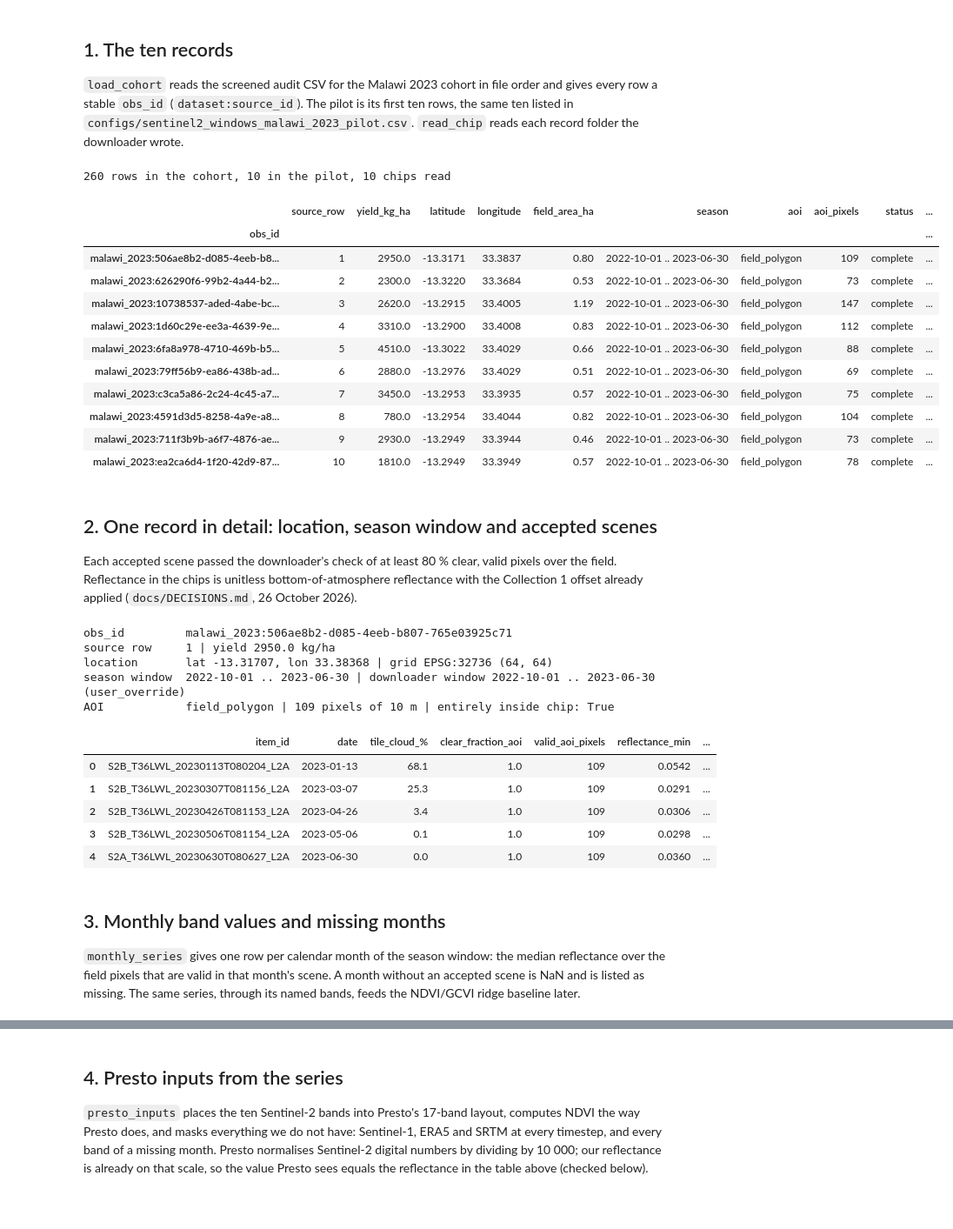
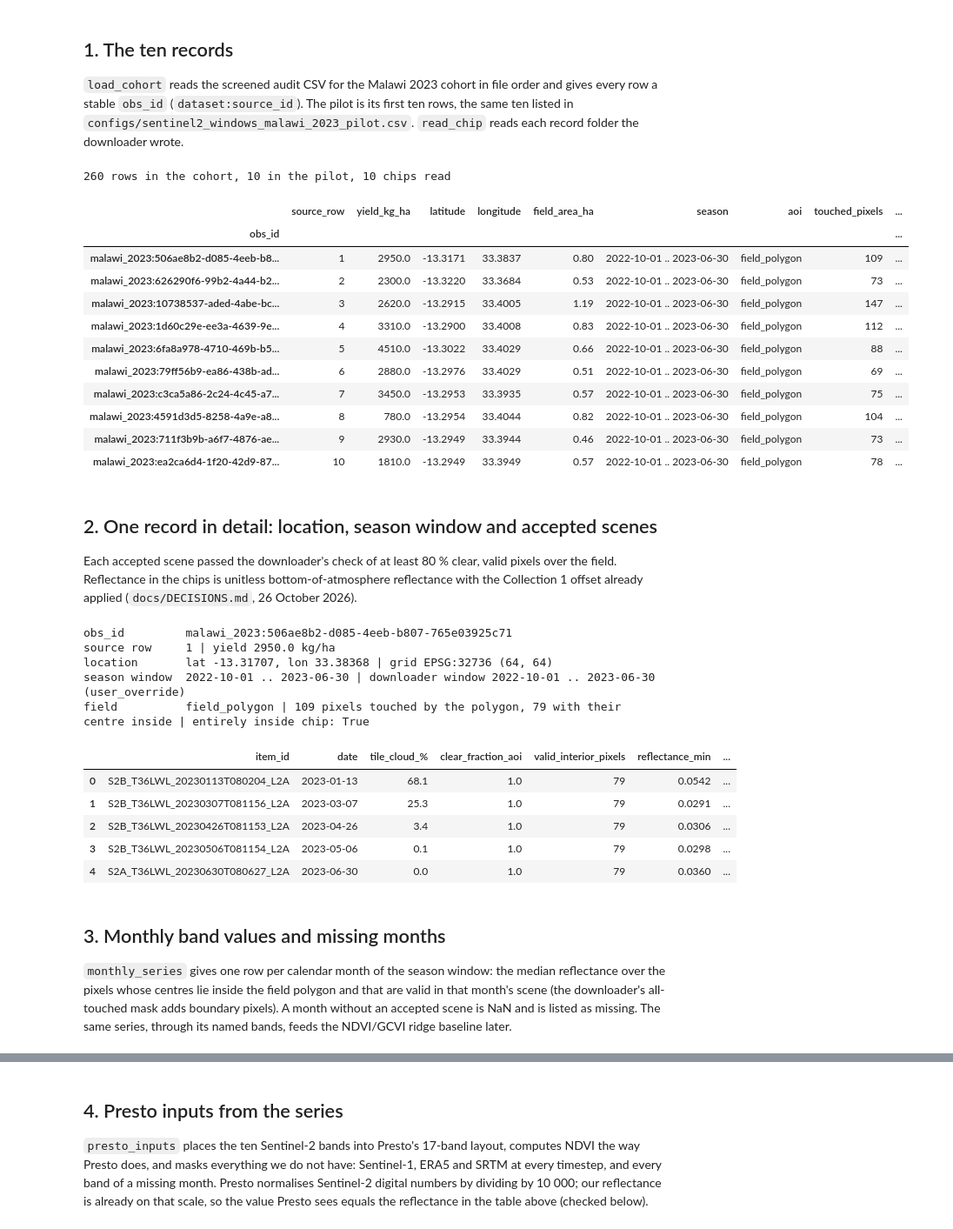
Before and after one commit to FelixYu120/DSC-291-Final-Project, a Jupyter notebook: notebooks/01_presto_first_run.ipynb, the cells around one changed output, grey strips where cells are left out. Shown at 87% size. Drawn from its saved outputs; the diff is of its cells as text; code cells hidden in the pictures; blank space fills up the shorter version.

```diff
--- a/notebooks/01_presto_first_run.ipynb
+++ b/notebooks/01_presto_first_run.ipynb
@@ -42,46 +42,47 @@ torch 2.14.1+cu130 | numpy 2.5.3 | pandas 3.0.5
 cohort = load_cohort("malawi_2023")
 pilot = cohort.head(10).set_index("obs_id")
 
 chips = {}  # if several downloader runs hold a record, keep the complete one with the most scenes
 for run in sorted((ROOT / "data" / "imagery" / "sentinel2").glob("run-*")):
     for record_dir in sorted((run / "records").glob("malawi_2023__*")):
         if (record_dir / "record.json").exists():
             chip = read_chip(record_dir)
             if chip.obs_id in pilot.index:
                 better = (chip.status == "complete", len(chip.scenes))
                 if chip.obs_id not in chips or better > (chips[chip.obs_id].status == "complete", len(chips[chip.obs_id].scenes)):
                     chips[chip.obs_id] = chip
 missing = [obs_id for obs_id in pilot.index if obs_id not in chips]
 assert not missing, f"run the downloader first; no chip folder for {missing}"
 
 records = pd.DataFrame({
     "source_row": pilot["source_row"],
     "yield_kg_ha": pilot["yield_kg_ha"],
     "latitude": pilot["latitude"].round(4),
     "longitude": pilot["longitude"].round(4),
     "field_area_ha": pilot["field_area_ha"].astype(float).round(2),
     "season": pilot["season_start"] + " .. " + pilot["season_end"],
     "aoi": [chips[i].aoi_type for i in pilot.index],
-    "aoi_pixels": [int(chips[i].aoi.sum()) for i in pilot.index],
+    "touched_pixels": [int(chips[i].aoi.sum()) for i in pilot.index],
+    "interior_pixels": [int(chips[i].aoi_interior.sum()) for i in pilot.index],
     "status": [chips[i].status for i in pilot.index],
     "scenes": [len(chips[i].scenes) for i in pilot.index],
 })
 print(f"{len(cohort)} rows in the cohort, {len(pilot)} in the pilot, {len(chips)} chips read")
 records
 # %% [output]
 260 rows in the cohort, 10 in the pilot, 10 chips read
-|  | source_row | yield_kg_ha | latitude | longitude | field_area_ha | season | aoi | aoi_pixels | status | ... |
-| obs_id |  |  |  |  |  |  |  |  |  | ... |
-| malawi_2023:506ae8b2-d085-4eeb-b8... | 1 | 2950.0 | -13.3171 | 33.3837 | 0.80 | 2022-10-01 .. 2023-06-30 | field_polygon | 109 | complete | ... |
-| malawi_2023:626290f6-99b2-4a44-b2... | 2 | 2300.0 | -13.3220 | 33.3684 | 0.53 | 2022-10-01 .. 2023-06-30 | field_polygon | 73 | complete | ... |
-| malawi_2023:10738537-aded-4abe-bc... | 3 | 2620.0 | -13.2915 | 33.4005 | 1.19 | 2022-10-01 .. 2023-06-30 | field_polygon | 147 | complete | ... |
-| malawi_2023:1d60c29e-ee3a-4639-9e... | 4 | 3310.0 | -13.2900 | 33.4008 | 0.83 | 2022-10-01 .. 2023-06-30 | field_polygon | 112 | complete | ... |
-| malawi_2023:6fa8a978-4710-469b-b5... | 5 | 4510.0 | -13.3022 | 33.4029 | 0.66 | 2022-10-01 .. 2023-06-30 | field_polygon | 88 | complete | ... |
-| malawi_2023:79ff56b9-ea86-438b-ad... | 6 | 2880.0 | -13.2976 | 33.4029 | 0.51 | 2022-10-01 .. 2023-06-30 | field_polygon | 69 | complete | ... |
-| malawi_2023:c3ca5a86-2c24-4c45-a7... | 7 | 3450.0 | -13.2953 | 33.3935 | 0.57 | 2022-10-01 .. 2023-06-30 | field_polygon | 75 | complete | ... |
-| malawi_2023:4591d3d5-8258-4a9e-a8... | 8 | 780.0 | -13.2954 | 33.4044 | 0.82 | 2022-10-01 .. 2023-06-30 | field_polygon | 104 | complete | ... |
-| malawi_2023:711f3b9b-a6f7-4876-ae... | 9 | 2930.0 | -13.2949 | 33.3944 | 0.46 | 2022-10-01 .. 2023-06-30 | field_polygon | 73 | complete | ... |
-| malawi_2023:ea2ca6d4-1f20-42d9-87... | 10 | 1810.0 | -13.2949 | 33.3949 | 0.57 | 2022-10-01 .. 2023-06-30 | field_polygon | 78 | complete | ... |
+|  | source_row | yield_kg_ha | latitude | longitude | field_area_ha | season | aoi | touched_pixels | ... |
+| obs_id |  |  |  |  |  |  |  |  | ... |
+| malawi_2023:506ae8b2-d085-4eeb-b8... | 1 | 2950.0 | -13.3171 | 33.3837 | 0.80 | 2022-10-01 .. 2023-06-30 | field_polygon | 109 | ... |
+| malawi_2023:626290f6-99b2-4a44-b2... | 2 | 2300.0 | -13.3220 | 33.3684 | 0.53 | 2022-10-01 .. 2023-06-30 | field_polygon | 73 | ... |
+| malawi_2023:10738537-aded-4abe-bc... | 3 | 2620.0 | -13.2915 | 33.4005 | 1.19 | 2022-10-01 .. 2023-06-30 | field_polygon | 147 | ... |
+| malawi_2023:1d60c29e-ee3a-4639-9e... | 4 | 3310.0 | -13.2900 | 33.4008 | 0.83 | 2022-10-01 .. 2023-06-30 | field_polygon | 112 | ... |
+| malawi_2023:6fa8a978-4710-469b-b5... | 5 | 4510.0 | -13.3022 | 33.4029 | 0.66 | 2022-10-01 .. 2023-06-30 | field_polygon | 88 | ... |
+| malawi_2023:79ff56b9-ea86-438b-ad... | 6 | 2880.0 | -13.2976 | 33.4029 | 0.51 | 2022-10-01 .. 2023-06-30 | field_polygon | 69 | ... |
+| malawi_2023:c3ca5a86-2c24-4c45-a7... | 7 | 3450.0 | -13.2953 | 33.3935 | 0.57 | 2022-10-01 .. 2023-06-30 | field_polygon | 75 | ... |
+| malawi_2023:4591d3d5-8258-4a9e-a8... | 8 | 780.0 | -13.2954 | 33.4044 | 0.82 | 2022-10-01 .. 2023-06-30 | field_polygon | 104 | ... |
+| malawi_2023:711f3b9b-a6f7-4876-ae... | 9 | 2930.0 | -13.2949 | 33.3944 | 0.46 | 2022-10-01 .. 2023-06-30 | field_polygon | 73 | ... |
+| malawi_2023:ea2ca6d4-1f20-42d9-87... | 10 | 1810.0 | -13.2949 | 33.3949 | 0.57 | 2022-10-01 .. 2023-06-30 | field_polygon | 78 | ... |
 # %% [markdown]
 ## 2. One record in detail: location, season window and accepted scenes
 
@@ -97,13 +98,13 @@ print("obs_id        ", first.obs_id)
 print("source row    ", first.source_row, "| yield", first.yield_kg_ha, "kg/ha")
 print("location      ", f"lat {first.latitude:.5f}, lon {first.longitude:.5f}", "| grid", first.crs, first.aoi.shape)
 print("season window ", season[0], "..", season[1], "| downloader window", first.start_date, "..", first.end_date, f"({first.window_basis})")
-print("AOI           ", first.aoi_type, "|", int(first.aoi.sum()), "pixels of 10 m | entirely inside chip:", first.entire_aoi_inside_chip)
+print("field         ", first.aoi_type, "|", int(first.aoi.sum()), "pixels touched by the polygon,", int(first.aoi_interior.sum()), "with their centre inside | entirely inside chip:", first.entire_aoi_inside_chip)
 pd.DataFrame({
     "item_id": [s.item_id for s in first.scenes],
     "date": [s.date for s in first.scenes],
     "tile_cloud_%": [round(s.tile_cloud_cover, 1) for s in first.scenes],
     "clear_fraction_aoi": [round(s.clear_fraction_aoi, 3) for s in first.scenes],
-    "valid_aoi_pixels": [int((first.aoi & s.valid).sum()) for s in first.scenes],
+    "valid_interior_pixels": [int((first.aoi_interior & s.valid).sum()) for s in first.scenes],
     "reflectance_min": [float(np.nanmin(s.reflectance)) for s in first.scenes],
     "reflectance_max": [float(np.nanmax(s.reflectance)) for s in first.scenes],
 })
@@ -112,18 +113,18 @@ obs_id         malawi_2023:506ae8b2-d085-4eeb-b807-765e03925c71
 source row     1 | yield 2950.0 kg/ha
 location       lat -13.31707, lon 33.38368 | grid EPSG:32736 (64, 64)
 season window  2022-10-01 .. 2023-06-30 | downloader window 2022-10-01 .. 2023-06-30 (user_override)
-AOI            field_polygon | 109 pixels of 10 m | entirely inside chip: True
+field          field_polygon | 109 pixels touched by the polygon, 79 with their centre inside | entirely inside chip: True
-|  | item_id | date | tile_cloud_% | clear_fraction_aoi | valid_aoi_pixels | reflectance_min | ... |
-| 0 | S2B_T36LWL_20230113T080204_L2A | 2023-01-13 | 68.1 | 1.0 | 109 | 0.0542 | ... |
-| 1 | S2B_T36LWL_20230307T081156_L2A | 2023-03-07 | 25.3 | 1.0 | 109 | 0.0291 | ... |
-| 2 | S2B_T36LWL_20230426T081153_L2A | 2023-04-26 | 3.4 | 1.0 | 109 | 0.0306 | ... |
-| 3 | S2B_T36LWL_20230506T081154_L2A | 2023-05-06 | 0.1 | 1.0 | 109 | 0.0298 | ... |
-| 4 | S2A_T36LWL_20230630T080627_L2A | 2023-06-30 | 0.0 | 1.0 | 109 | 0.0360 | ... |
+|  | item_id | date | tile_cloud_% | clear_fraction_aoi | valid_interior_pixels | reflectance_min | ... |
+| 0 | S2B_T36LWL_20230113T080204_L2A | 2023-01-13 | 68.1 | 1.0 | 79 | 0.0542 | ... |
+| 1 | S2B_T36LWL_20230307T081156_L2A | 2023-03-07 | 25.3 | 1.0 | 79 | 0.0291 | ... |
+| 2 | S2B_T36LWL_20230426T081153_L2A | 2023-04-26 | 3.4 | 1.0 | 79 | 0.0306 | ... |
+| 3 | S2B_T36LWL_20230506T081154_L2A | 2023-05-06 | 0.1 | 1.0 | 79 | 0.0298 | ... |
+| 4 | S2A_T36LWL_20230630T080627_L2A | 2023-06-30 | 0.0 | 1.0 | 79 | 0.0360 | ... |
 # %% [markdown]
 ## 3. Monthly band values and missing months
 
-`monthly_series` gives one row per calendar month of the season window: the median reflectance over the field pixels
-that are valid in that month's scene. A month without an accepted scene is NaN and is listed as missing. The same
+`monthly_series` gives one row per calendar month of the season window: the median reflectance over the pixels whose centres
+lie inside the field polygon and that are valid in that month's scene (the downloader's all-touched mask adds boundary pixels). A month without an accepted scene is NaN and is listed as missing. The same
 series, through its named bands, feeds the NDVI/GCVI ridge baseline later.
 # %%
 series = monthly_series(first, *season)
```
Also changed, not shown: parts of 4 cells of this notebook, 7 other files.
